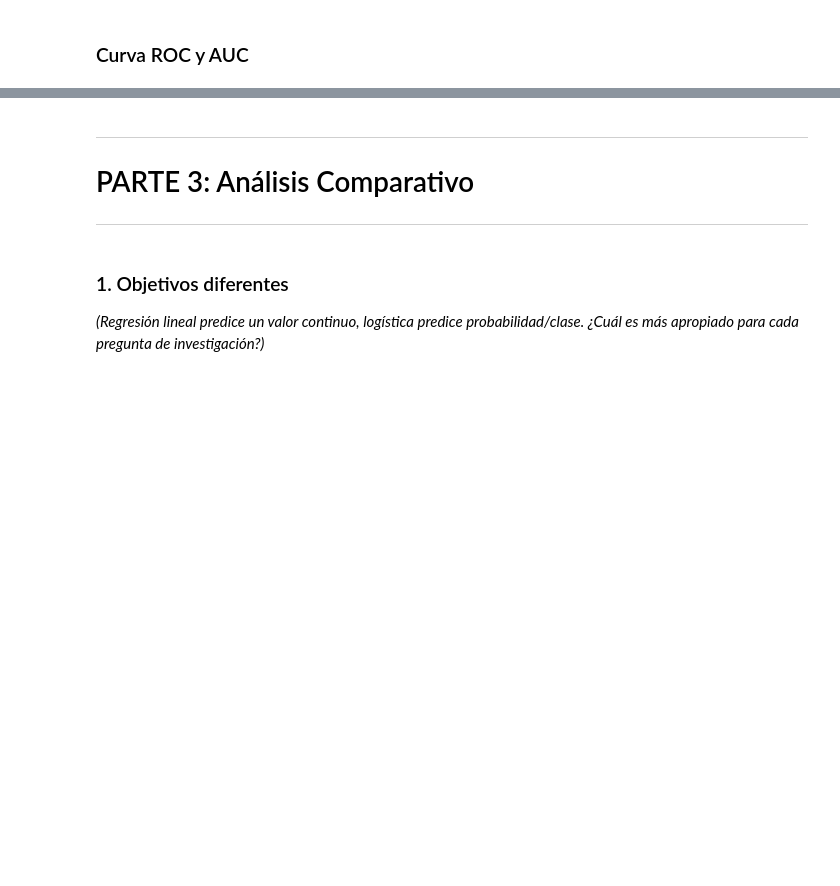
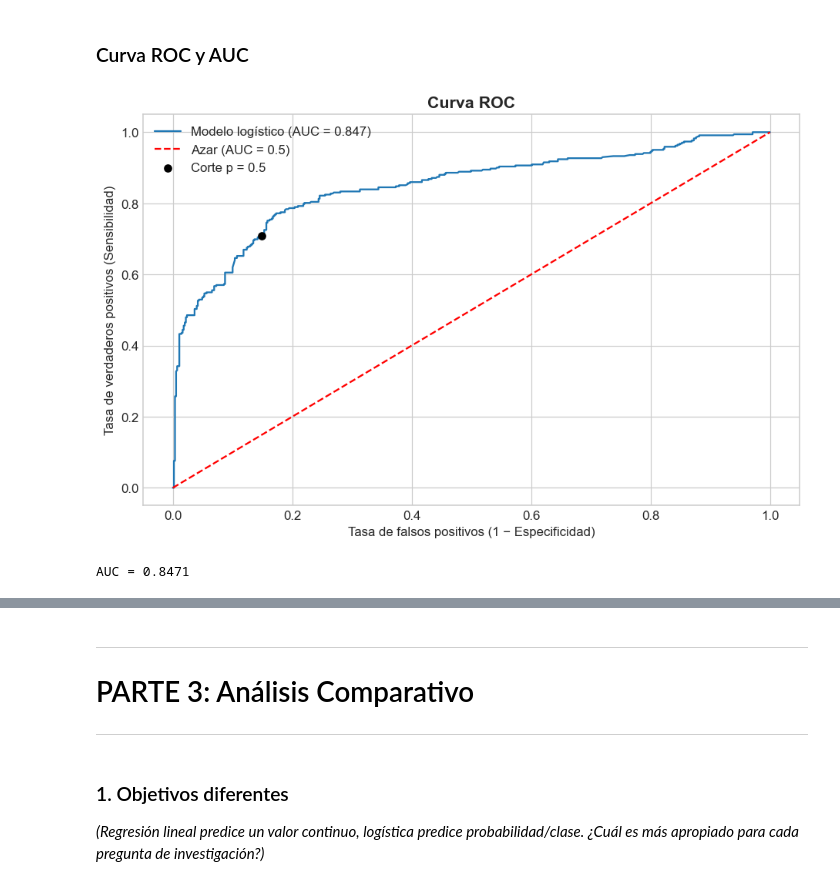
Before and after one commit to RemiH06/AEM, a Jupyter notebook: P4E4_Gael_Jose_Remi.ipynb, the cells around one changed output, grey strips where cells are left out. Saved outputs shown, nothing was run; the diff lists cells and outputs as text; code cells hidden in the pictures; blank space fills up the shorter version.

```diff
--- a/P4E4_Gael_Jose_Remi.ipynb
+++ b/P4E4_Gael_Jose_Remi.ipynb
@@ -504,4 +709,25 @@ Para variables continuas (`Age`, `Fare`): grafica probabilidades predichas vs. l
 # %% [markdown]
 ### Curva ROC y AUC
 # %%
-# tip: from sklearn.metrics import roc_curve, roc_auc_score
+from sklearn.metrics import roc_curve, roc_auc_score
+
+fpr, tpr, umbrales = roc_curve(df['survived'], df['prob_pred'])
+auc = roc_auc_score(df['survived'], df['prob_pred'])
+
+plt.plot(fpr, tpr, label=f'Modelo logístico (AUC = {auc:.3f})')
+plt.plot([0, 1], [0, 1], 'r--', label='Azar (AUC = 0.5)')
+
+# Marcar el punto correspondiente al corte p = 0.5
+plt.scatter(1 - especificidad, sensibilidad, color='black', zorder=5,
+            label='Corte p = 0.5')
+
+plt.xlabel('Tasa de falsos positivos (1 − Especificidad)')
+plt.ylabel('Tasa de verdaderos positivos (Sensibilidad)')
+plt.title('Curva ROC')
+plt.legend()
+plt.show()
+
+print(f"AUC = {auc:.4f}")
+# %% [output]
+[figure, added]
+AUC = 0.8471
```
Also changed, not shown: parts of 32 cells of this notebook.
